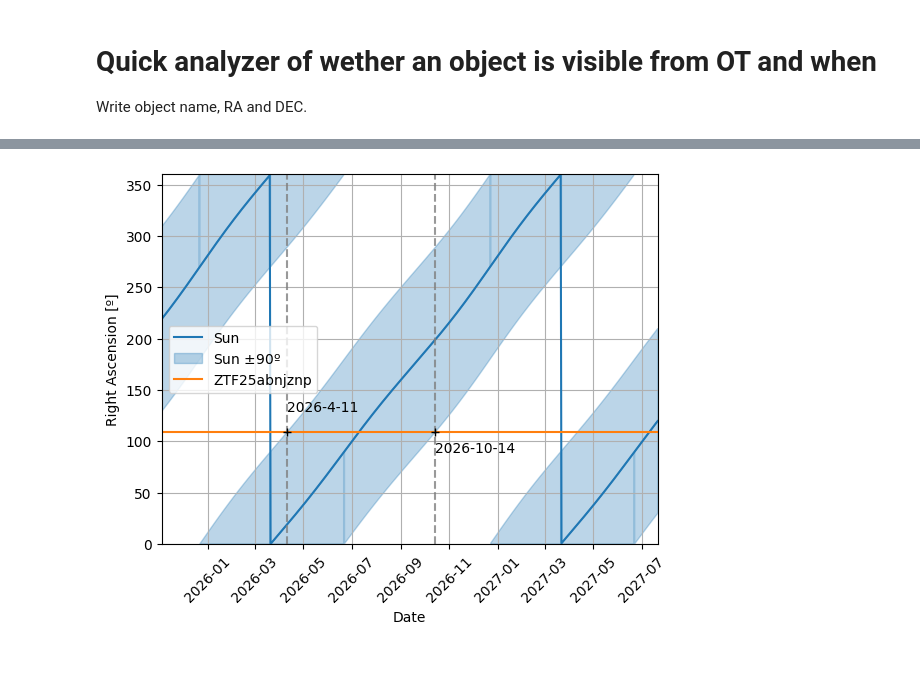
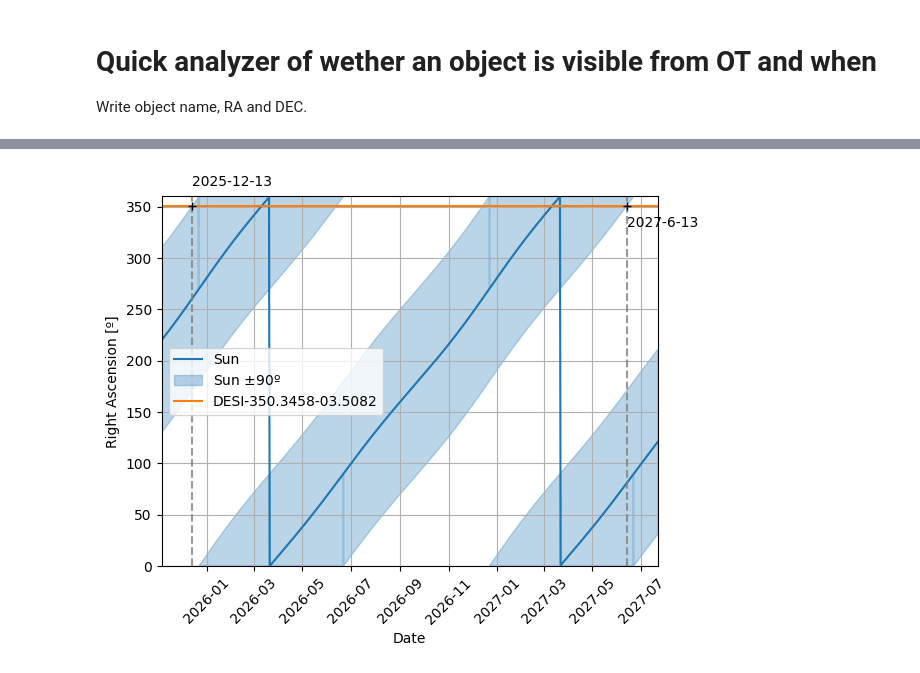
Before and after one commit to oscar-s-p/grav_lens, a Jupyter notebook: Object_visibility.ipynb, the cells around one changed output, grey strips where cells are left out. Cells and saved outputs as stored; diff of their text form; code cells hidden in the pictures.

```diff
--- a/Object_visibility.ipynb
+++ b/Object_visibility.ipynb
@@ -13,11 +100,12 @@ import datetime
 # %%
 # String with object name
-obj_name = 'ZTF25abnjznp'
-# RA in selected units
+obj_name = 'DESI-350.3458-03.5082'
+# RA in selected units 350.3458-03.5082
 RA_hh_mm_ss = '07:16:34.500 hours'  # hour, min, sec
-# [10 ,1, 20.69190]
-# RA_hh =
 DEC_dd_mm_ss = '+38:21:08.11 deg' # deg, arcmin, arcsec
+RA = '350.3458d'
+DEC = '-03.5082d'
+
 
 init_start_date = True #'2025-01-01' # if true, start date is today. If not true, insert string with YYYY-MM-DD for start date
 
@@ -38,10 +126,13 @@ times = Time(datetimes)
 
 # Compute the Sun's coordinates for each date
 sun_coords = get_sun(times)
+# Compute Moon cordinates for each date from OT location
+location = EarthLocation.of_site('Observatorio del Teide')
+moon_coords = get_body('moon', time = times, location = location)
 
 # Convert input RA and DEC to angle
-obj_RA = Angle(RA_hh_mm_ss).to(u.deg)
-obj_DEC = Angle(DEC_dd_mm_ss)
+obj_RA = Angle(RA).to(u.deg)
+obj_DEC = Angle(DEC)
 
 
 # RA as continuous
@@ -117 +209 @@ plt.savefig('observation'+obj_name+'.png', dpi=200)
-[figure, old version]
+[figure, new version]
```
Also changed, not shown: parts of 4 cells of this notebook, 1 other file.
